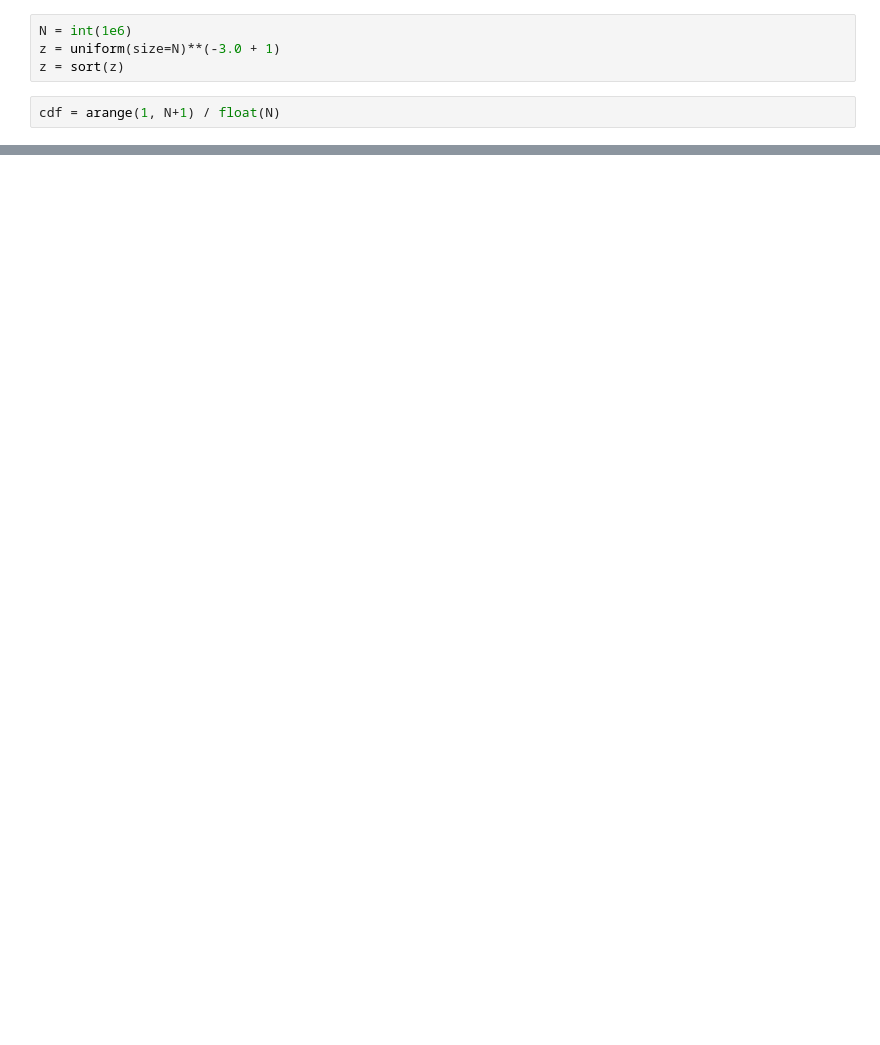
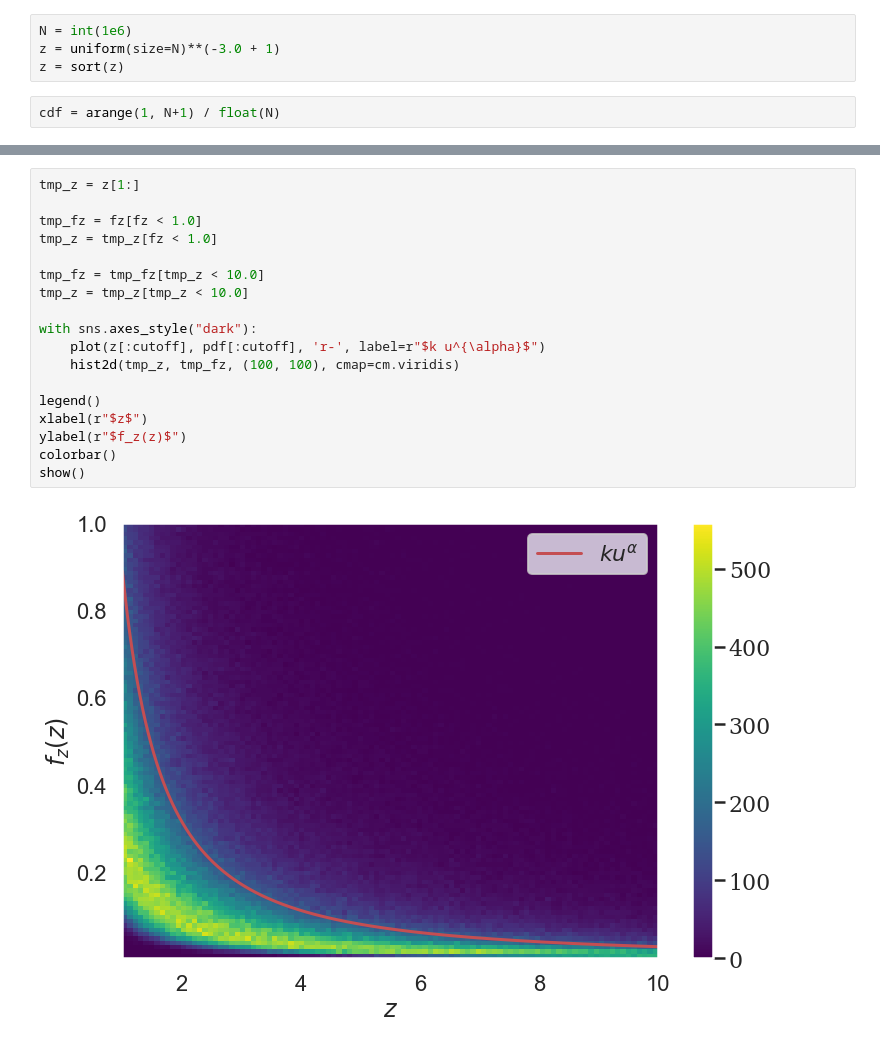
Before and after one commit to auduntre/FYS4460, a Jupyter notebook: Project3/task_d_e/task_d_e.ipynb, the cells around one changed output, grey strips where cells are left out. Cells and saved outputs as stored; diff of their text form; blank space fills up the shorter version.

```diff
--- a/Project3/task_d_e/task_d_e.ipynb
+++ b/Project3/task_d_e/task_d_e.ipynb
@@ -90,0 +51,20 @@ print(fz[:100])
+# %%
+tmp_z = z[1:]
+
+tmp_fz = fz[fz < 1.0]
+tmp_z = tmp_z[fz < 1.0]
+
+tmp_fz = tmp_fz[tmp_z < 10.0]
+tmp_z = tmp_z[tmp_z < 10.0]
+
+with sns.axes_style("dark"):
+    plot(z[:cutoff], pdf[:cutoff], 'r-', label=r"$k u^{\alpha}$")
+    hist2d(tmp_z, tmp_fz, (100, 100), cmap=cm.viridis)
+
+legend()
+xlabel(r"$z$")
+ylabel(r"$f_z(z)$")
+colorbar()
+show()
+# %% [output]
+[figure, added]
```
Also changed, not shown: parts of 7 cells of this notebook.
